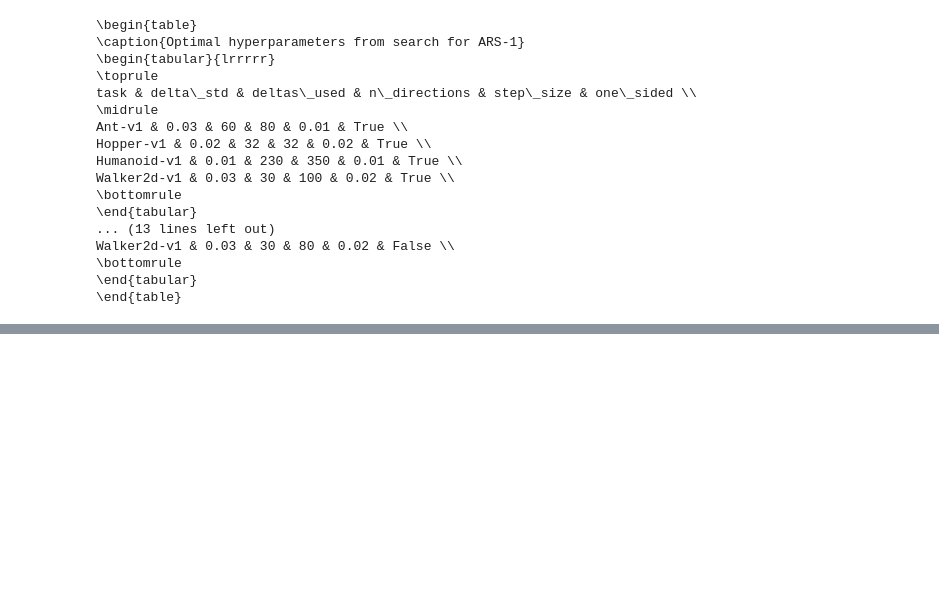
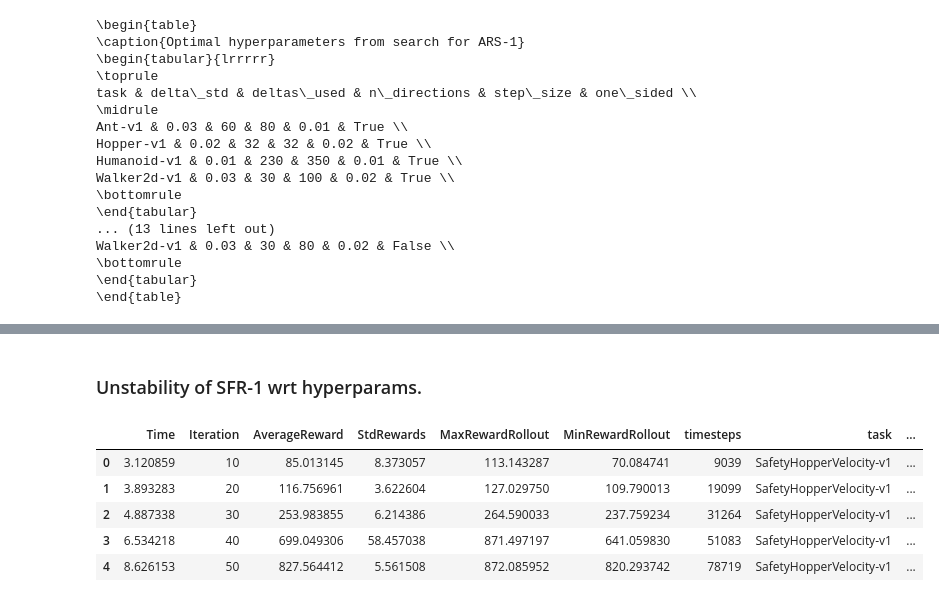
Before and after one commit to deepakhr1999/ARS, a Jupyter notebook: code/plot_hparam_grid.ipynb, the cells around one changed output, grey strips where cells are left out. Drawn from its saved outputs; the diff is of its cells as text; code cells hidden in the pictures; blank space fills up the shorter version.

```diff
--- a/code/plot_hparam_grid.ipynb
+++ b/code/plot_hparam_grid.ipynb
@@ -23,7 +18,7 @@ for experiment_file in glob.glob("../data/*/*/params.json", recursive=True):
         record["one_sided"] = record.get("one_sided", False)
         records.append(record)
 
-data = pd.DataFrame.from_records(records)
+all_data = pd.DataFrame.from_records(records)
 def get_best_reward(dir_path):
     try:
         x = pd.read_csv("../"+dir_path+"/log.txt", sep="\t")
@@ -32,12 +27,12 @@ def get_best_reward(dir_path):
         return -1
     return x["AverageReward"].max()
 
-data['reward'] = data.dir_path.apply(get_best_reward)
-data = data[data.reward > 0]
-data['task'] = data.env_name.str.replace("Safety", '').str.replace("Velocity", '')
-data['best_env_reward'] = data.groupby(["task", "one_sided"]).reward.transform('max')
+all_data['reward'] = all_data.dir_path.apply(get_best_reward)
+all_data = all_data[all_data.reward > 0]
+all_data['task'] = all_data.env_name.str.replace("Safety", '').str.replace("Velocity", '')
+all_data['best_env_reward'] = all_data.groupby(["task", "one_sided"]).reward.transform('max')
 data = (
-    data[data.reward == data.best_env_reward]
+    all_data[all_data.reward == all_data.best_env_reward]
     .reset_index(drop=True)
     .drop(["filter", "policy_type", "rollout_length", "shift", "best_env_reward", "env_name"], axis=1)
 )
@@ -131,3 +126,21 @@ for env_name, df in data.groupby("task"):
 [interactive output not drawn]
 [interactive output not drawn]
 [interactive output not drawn]
+# %% [markdown]
+### Unstability of SFR-1 wrt hyperparams.
+# %%
+sfr1 = []
+for path, one_sided in zip(all_data.dir_path, all_data.one_sided):
+    x = pd.read_csv(os.path.join("..", path, "log.txt"), sep="\t")
+    _, x['task'], x['dir_path'] = path.split("/")
+    x["one_sided"] = one_sided
+    sfr1.append(x)
+sfr1 = pd.concat(sfr1)
+sfr1.head()
+# %% [output]
+|  | Time | Iteration | AverageReward | StdRewards | MaxRewardRollout | MinRewardRollout | timesteps | task | ... |
+| 0 | 3.120859 | 10 | 85.013145 | 8.373057 | 113.143287 | 70.084741 | 9039 | SafetyHopperVelocity-v1 | ... |
+| 1 | 3.893283 | 20 | 116.756961 | 3.622604 | 127.029750 | 109.790013 | 19099 | SafetyHopperVelocity-v1 | ... |
+| 2 | 4.887338 | 30 | 253.983855 | 6.214386 | 264.590033 | 237.759234 | 31264 | SafetyHopperVelocity-v1 | ... |
+| 3 | 6.534218 | 40 | 699.049306 | 58.457038 | 871.497197 | 641.059830 | 51083 | SafetyHopperVelocity-v1 | ... |
+| 4 | 8.626153 | 50 | 827.564412 | 5.561508 | 872.085952 | 820.293742 | 78719 | SafetyHopperVelocity-v1 | ... |
```
Also changed, not shown: parts of 6 cells of this notebook, 16 other files.
